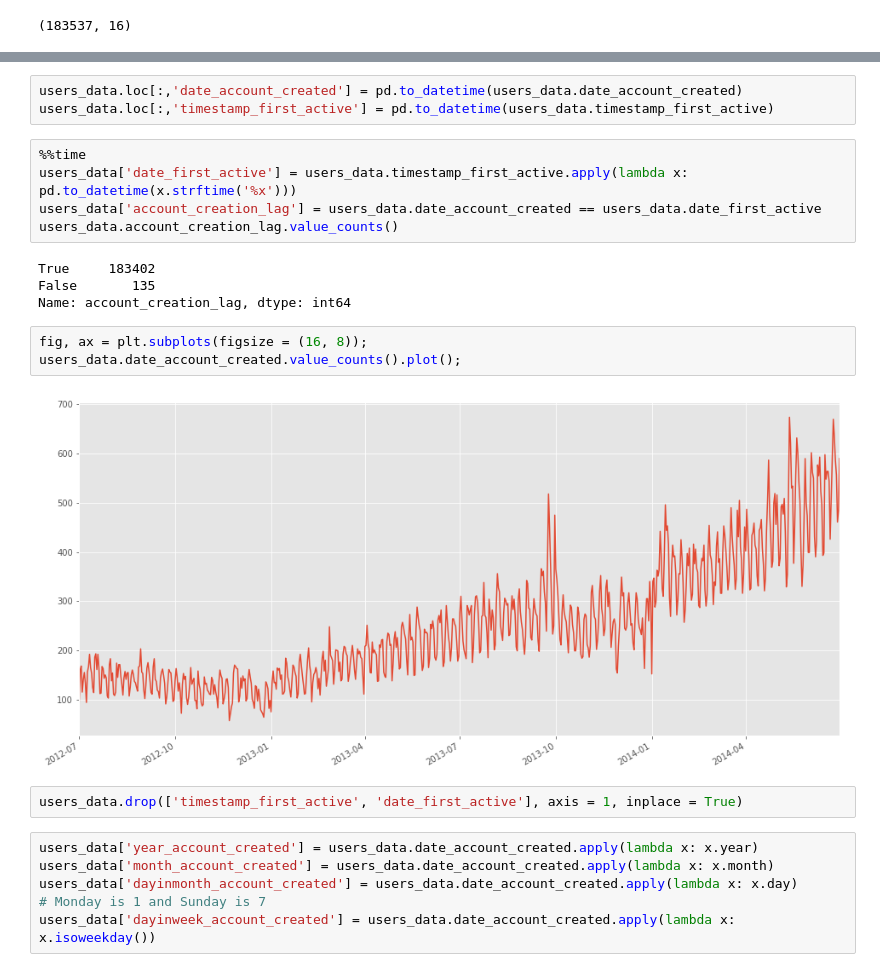
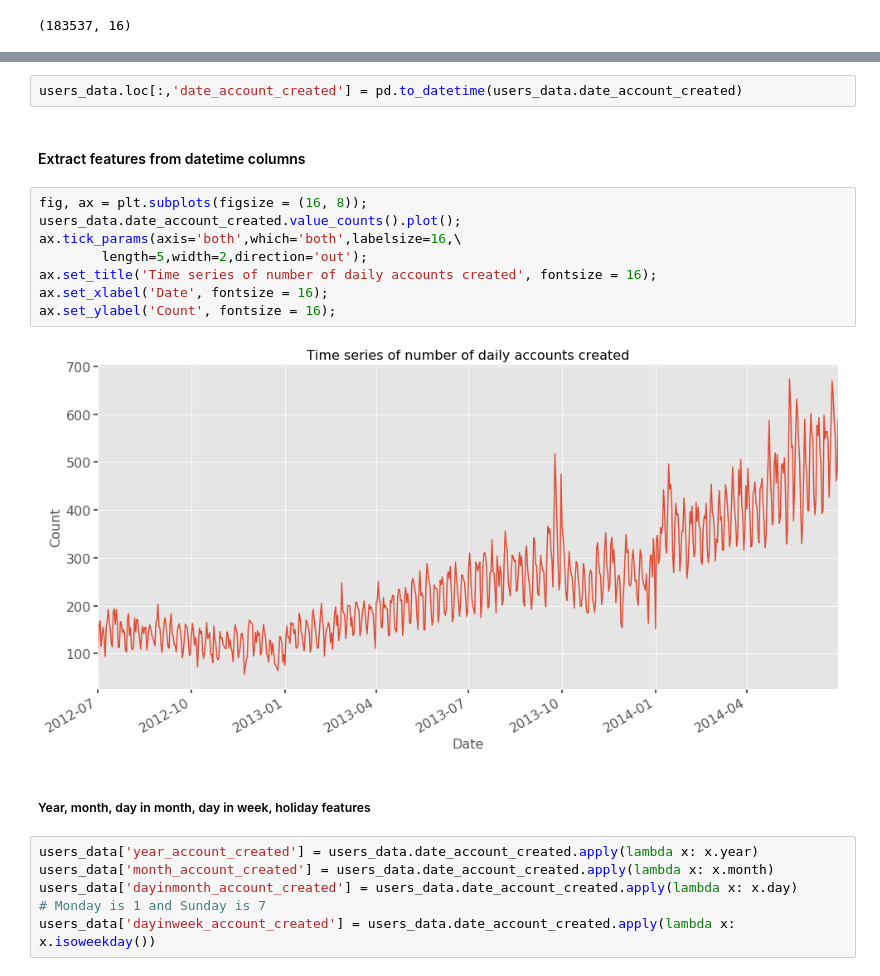
Before and after one commit to xingliuUT/History-Kaggle-Airbnb, a Jupyter notebook: demo.ipynb, the cells around one changed output, grey strips where cells are left out. Saved outputs shown, nothing was run; the diff lists cells and outputs as text.

```diff
--- a/demo.ipynb
+++ b/demo.ipynb
@@ -273,22 +275,19 @@ print (users_cat_data.shape)
 # %%
 users_data.loc[:,'date_account_created'] = pd.to_datetime(users_data.date_account_created)
-users_data.loc[:,'timestamp_first_active'] = pd.to_datetime(users_data.timestamp_first_active)
-# %%
-%%time
-users_data['date_first_active'] = users_data.timestamp_first_active.apply(lambda x: pd.to_datetime(x.strftime('%x')))
-users_data['account_creation_lag'] = users_data.date_account_created == users_data.date_first_active
-users_data.account_creation_lag.value_counts()
-# %% [output]
-True     183402
-False       135
-Name: account_creation_lag, dtype: int64
-# %%
-fig, ax = plt.subplots(figsize = (16, 8));
-users_data.date_account_created.value_counts().plot();
-# %% [output]
-[figure, removed]
-# %%
-users_data.drop(['timestamp_first_active', 'date_first_active'], axis = 1, inplace = True)
+# %% [markdown]
+#### Extract features from datetime columns
+# %%
+fig, ax = plt.subplots(figsize = (16, 8));
+users_data.date_account_created.value_counts().plot();
+ax.tick_params(axis='both',which='both',labelsize=16,\
+        length=5,width=2,direction='out');
+ax.set_title('Time series of number of daily accounts created', fontsize = 16);
+ax.set_xlabel('Date', fontsize = 16);
+ax.set_ylabel('Count', fontsize = 16);
+# %% [output]
+[figure, added]
+# %% [markdown]
+##### Year, month, day in month, day in week, holiday features
 # %%
 users_data['year_account_created'] = users_data.date_account_created.apply(lambda x: x.year)
 users_data['month_account_created'] = users_data.date_account_created.apply(lambda x: x.month)
```
Also changed, not shown: parts of 42 cells of this notebook.
